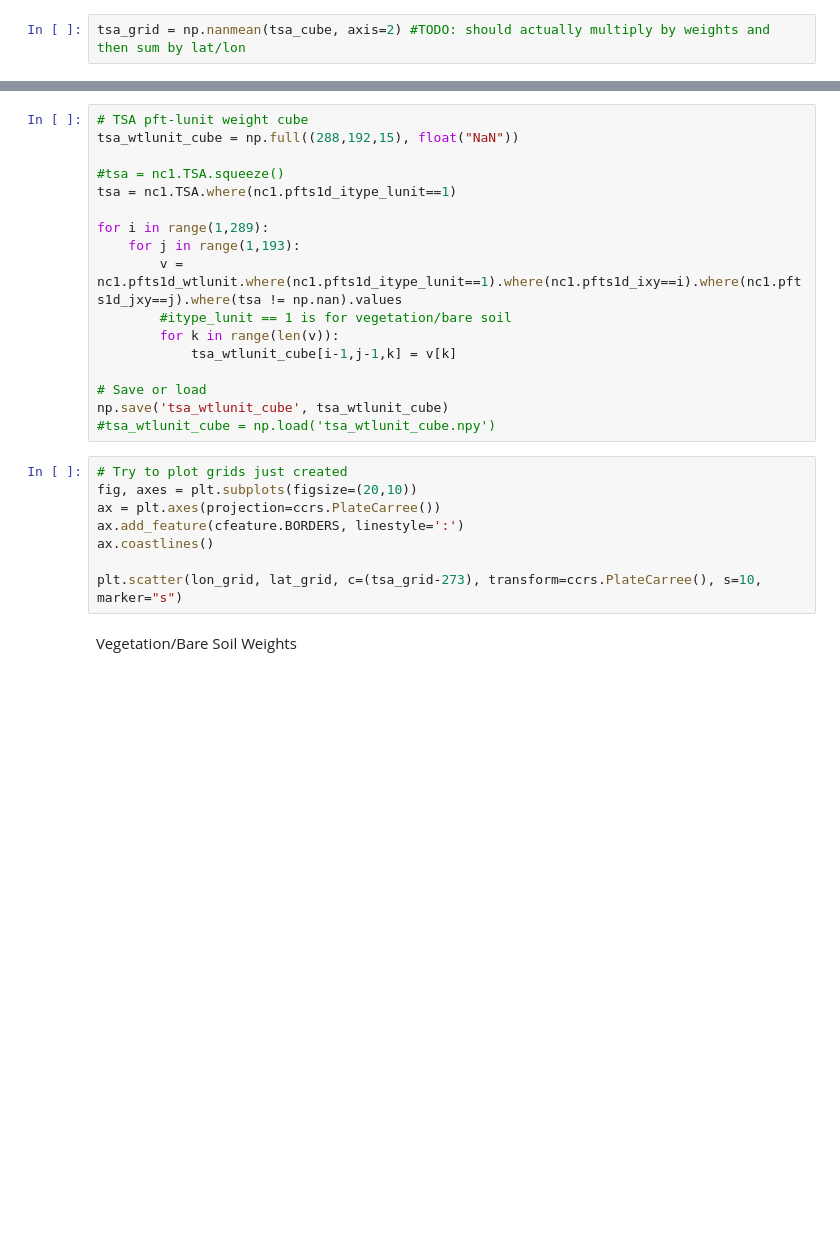
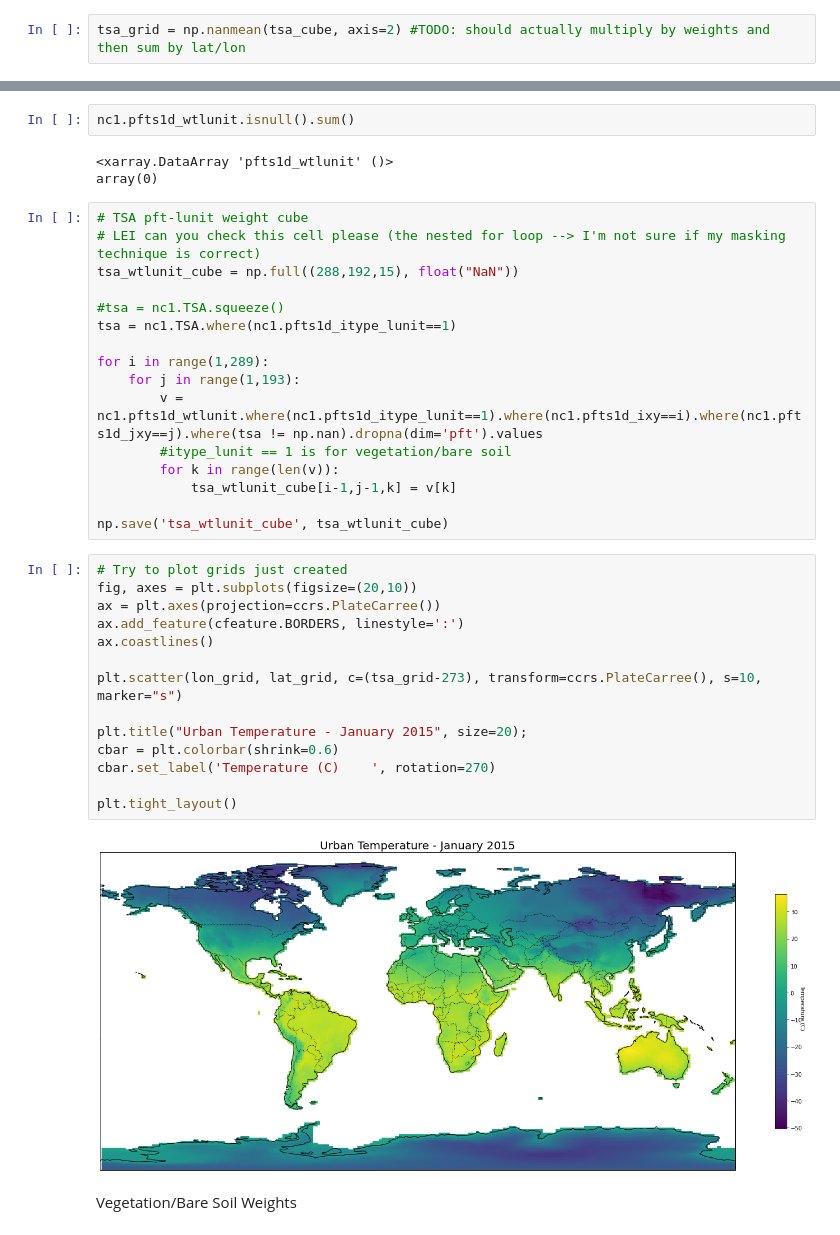
Before and after one commit to joyceee916/UHI-Plotting-Practice, a Jupyter notebook: Plotting_Practice_h1_LocalServer.ipynb, the cells around one changed output, grey strips where cells are left out. Cells and saved outputs as stored; diff of their text form; blank space fills up the shorter version.

```diff
--- a/Plotting_Practice_h1_LocalServer.ipynb
+++ b/Plotting_Practice_h1_LocalServer.ipynb
@@ -110,5 +123,11 @@ plt.show()
+# %%
+nc1.pfts1d_wtlunit.isnull().sum()
+# %% [output]
+<xarray.DataArray 'pfts1d_wtlunit' ()>
+array(0)
 # %%
 # TSA pft-lunit weight cube
+# LEI can you check this cell please (the nested for loop --> I'm not sure if my masking technique is correct)
 tsa_wtlunit_cube = np.full((288,192,15), float("NaN"))
 
 #tsa = nc1.TSA.squeeze()
@@ -116,22 +135,28 @@ tsa = nc1.TSA.where(nc1.pfts1d_itype_lunit==1)
 
 for i in range(1,289):
     for j in range(1,193):
-        v = nc1.pfts1d_wtlunit.where(nc1.pfts1d_itype_lunit==1).where(nc1.pfts1d_ixy==i).where(nc1.pfts1d_jxy==j).where(tsa != np.nan).values
+        v = nc1.pfts1d_wtlunit.where(nc1.pfts1d_itype_lunit==1).where(nc1.pfts1d_ixy==i).where(nc1.pfts1d_jxy==j).where(tsa != np.nan).dropna(dim='pft').values
         #itype_lunit == 1 is for vegetation/bare soil
         for k in range(len(v)):
             tsa_wtlunit_cube[i-1,j-1,k] = v[k]
 
-# Save or load
 np.save('tsa_wtlunit_cube', tsa_wtlunit_cube)
-#tsa_wtlunit_cube = np.load('tsa_wtlunit_cube.npy')
 # %%
 # Try to plot grids just created
 fig, axes = plt.subplots(figsize=(20,10))
 ax = plt.axes(projection=ccrs.PlateCarree())
 ax.add_feature(cfeature.BORDERS, linestyle=':')
 ax.coastlines()
 
 plt.scatter(lon_grid, lat_grid, c=(tsa_grid-273), transform=ccrs.PlateCarree(), s=10, marker="s")
+
+plt.title("Urban Temperature - January 2015", size=20);
+cbar = plt.colorbar(shrink=0.6)
+cbar.set_label('Temperature (C)    ', rotation=270)
+
+plt.tight_layout()
+# %% [output]
+[figure, added]
 # %% [markdown]
 Vegetation/Bare Soil Weights
 # %% [markdown]
```
Also changed, not shown: parts of 7 cells of this notebook.
